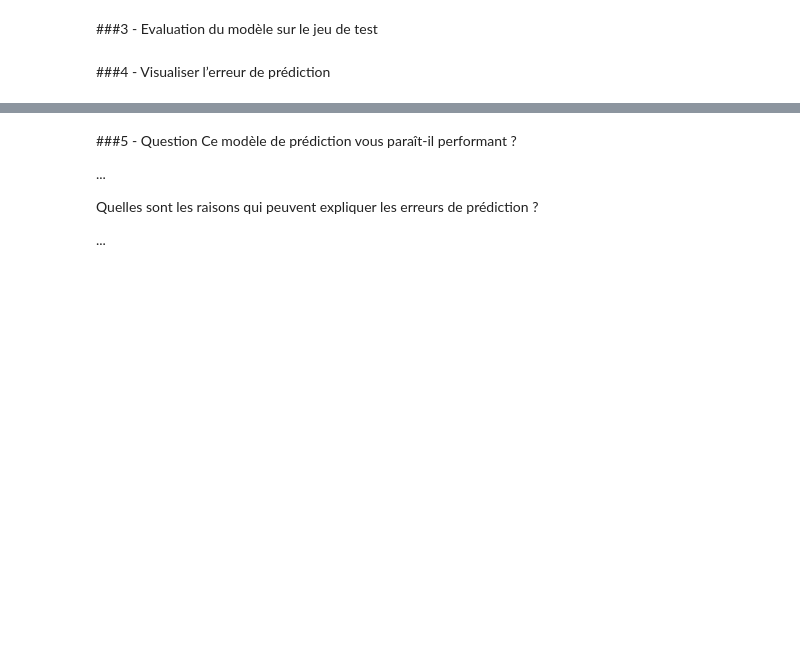
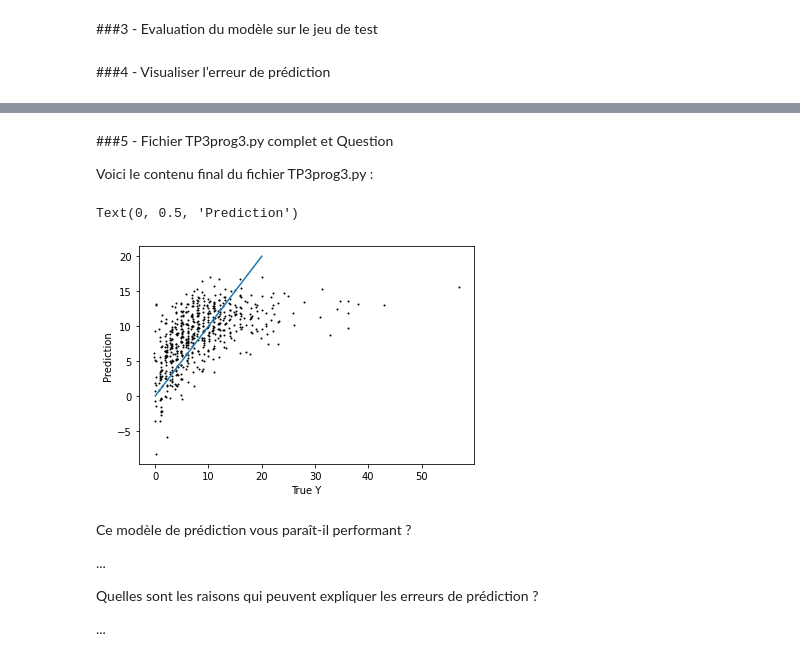
Before and after one commit to Thomas-Guibert/AI-TP3, a Jupyter notebook: AI_TP3.ipynb, the cells around one changed output, grey strips where cells are left out. Drawn from its saved outputs; the diff is of its cells as text; code cells hidden in the pictures; blank space fills up the shorter version.

```diff
--- a/AI_TP3.ipynb
+++ b/AI_TP3.ipynb
@@ -725,5 +739,43 @@ Text(0, 0.5, 'Prediction')
+# %% [markdown]
+###5 - Fichier TP3prog3.py complet et Question
+
+Voici le contenu final du fichier TP3prog3.py :
+# %%
+#Séparation
+data = pd.read_csv("/content/drive/MyDrive/Université/M1/S8/IA/TP3/full_dataset.csv")
+features_cols = ["my_health", "opponent_health", "my_hand", "opponent_hand", "my_board_nb_creatures",
+     "my_board_total_health", "my_board_total_attack", "opponent_board_nb_creatures",
+     "opponent_board_total_health", "opponent_board_total_attack"]
+pred_col = "turns_to_end"
+current_turn = 10
+turn_df = data[data["turn_id"] == current_turn]
+X = turn_df[features_cols]
+Y = turn_df[pred_col]
+X_train,X_test,Y_train,Y_test=train_test_split(X,Y,test_size=0.3)
+
+
+#Régression linéaire
+from sklearn import linear_model
+lr = linear_model.LinearRegression()
+lr.fit(X_train, Y_train)
+
+
+from sklearn.metrics import mean_squared_error
+
+
+#Visualisation
+from numpy.random import random
+from matplotlib import pyplot as plt
+
+plt.scatter(Y_test + 0.5*(random(len(Y_test))-0.5), lr.predict(X_test), color='black', s=1)
+
+plt.plot([0,20], [0,20])
+plt.xlabel("True Y")
+plt.ylabel("Prediction")
+# %% [output]
+Text(0, 0.5, 'Prediction')
+[figure, added]
 # %% [markdown]
-###5 - Question
 Ce modèle de prédiction vous paraît-il performant ?
 
 ...
```
Also changed, not shown: parts of 3 cells of this notebook.
